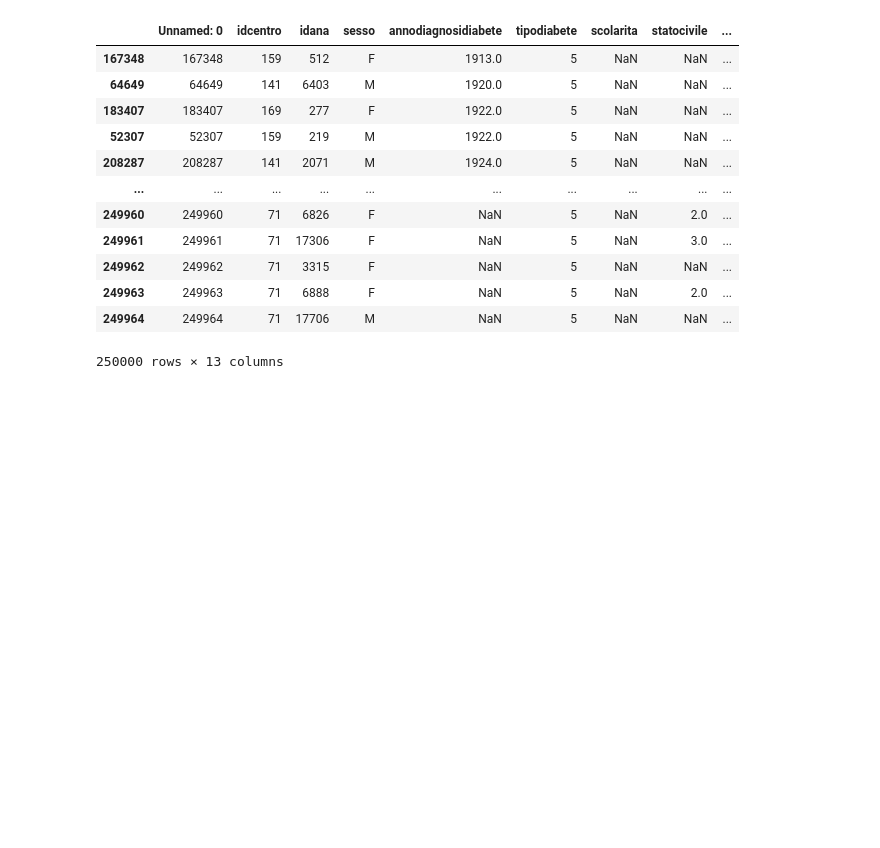
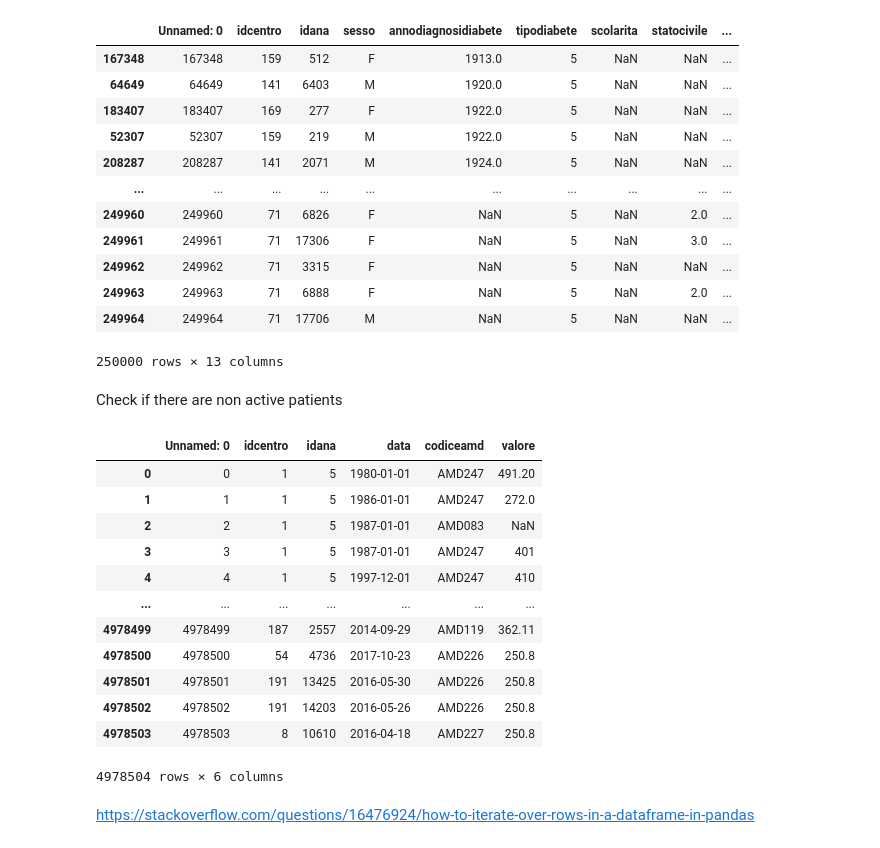
Before and after one commit to Greg682/Angelino_795413, a Jupyter notebook: src/task1/main.ipynb, the cells around one changed output. Saved outputs shown, nothing was run; the diff lists cells and outputs as text; code cells hidden in the pictures; blank space fills up the shorter version.

```diff
--- a/src/task1/main.ipynb
+++ b/src/task1/main.ipynb
@@ -86,3 +86,25 @@ dsactpat.sort_values(by='annodiagnosidiabete')
 | 249963 | 249963 | 71 | 6888 | F | NaN | 5 | NaN | 2.0 | ... |
 | 249964 | 249964 | 71 | 17706 | M | NaN | 5 | NaN | NaN | ... |
 250000 rows × 13 columns
+# %% [markdown]
+Check if there are non active patients
+# %%
+url="/content/drive/MyDrive/Challenge/sample/diagnosi.csv"
+dsdiag=pd.read_csv(url)
+dsdiag
+# %% [output]
+|  | Unnamed: 0 | idcentro | idana | data | codiceamd | valore |
+| 0 | 0 | 1 | 5 | 1980-01-01 | AMD247 | 491.20 |
+| 1 | 1 | 1 | 5 | 1986-01-01 | AMD247 | 272.0 |
+| 2 | 2 | 1 | 5 | 1987-01-01 | AMD083 | NaN |
+| 3 | 3 | 1 | 5 | 1987-01-01 | AMD247 | 401 |
+| 4 | 4 | 1 | 5 | 1997-12-01 | AMD247 | 410 |
+| ... | ... | ... | ... | ... | ... | ... |
+| 4978499 | 4978499 | 187 | 2557 | 2014-09-29 | AMD119 | 362.11 |
+| 4978500 | 4978500 | 54 | 4736 | 2017-10-23 | AMD226 | 250.8 |
+| 4978501 | 4978501 | 191 | 13425 | 2016-05-30 | AMD226 | 250.8 |
+| 4978502 | 4978502 | 191 | 14203 | 2016-05-26 | AMD226 | 250.8 |
+| 4978503 | 4978503 | 8 | 10610 | 2016-04-18 | AMD227 | 250.8 |
+4978504 rows × 6 columns
+# %% [markdown]
+https://stackoverflow.com/questions/16476924/how-to-iterate-over-rows-in-a-dataframe-in-pandas
```
Also changed, not shown: parts of 7 cells of this notebook.
